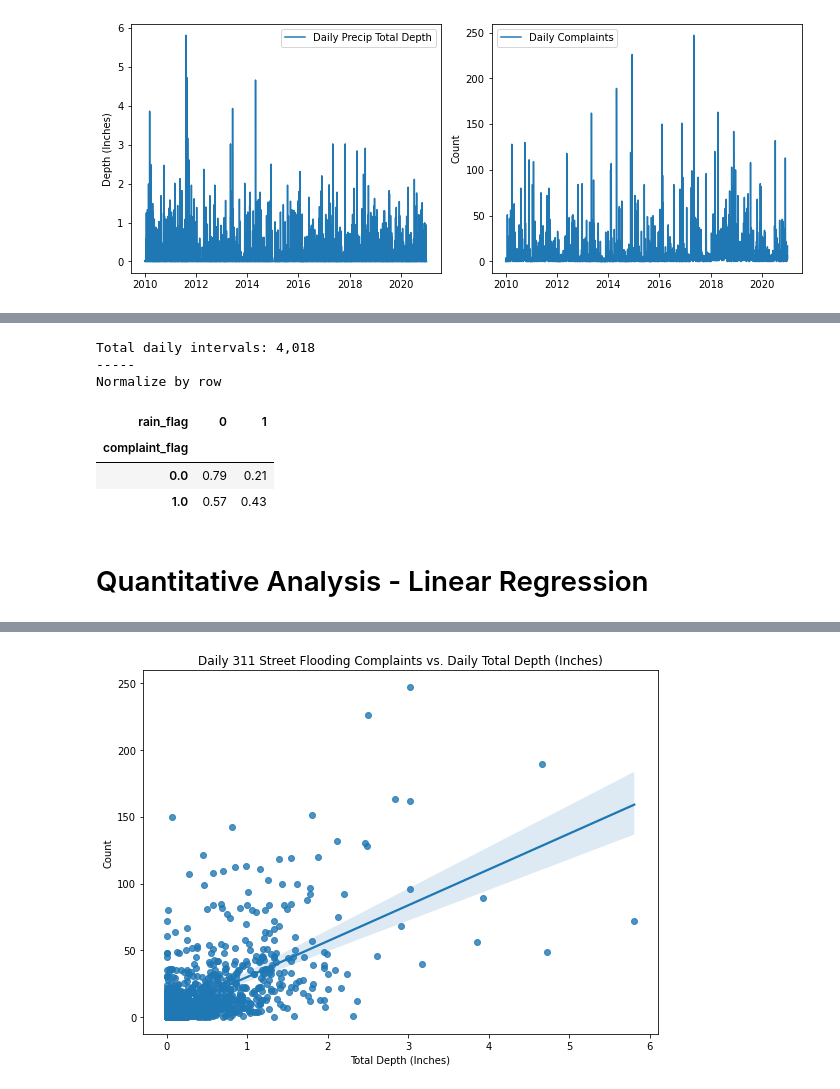
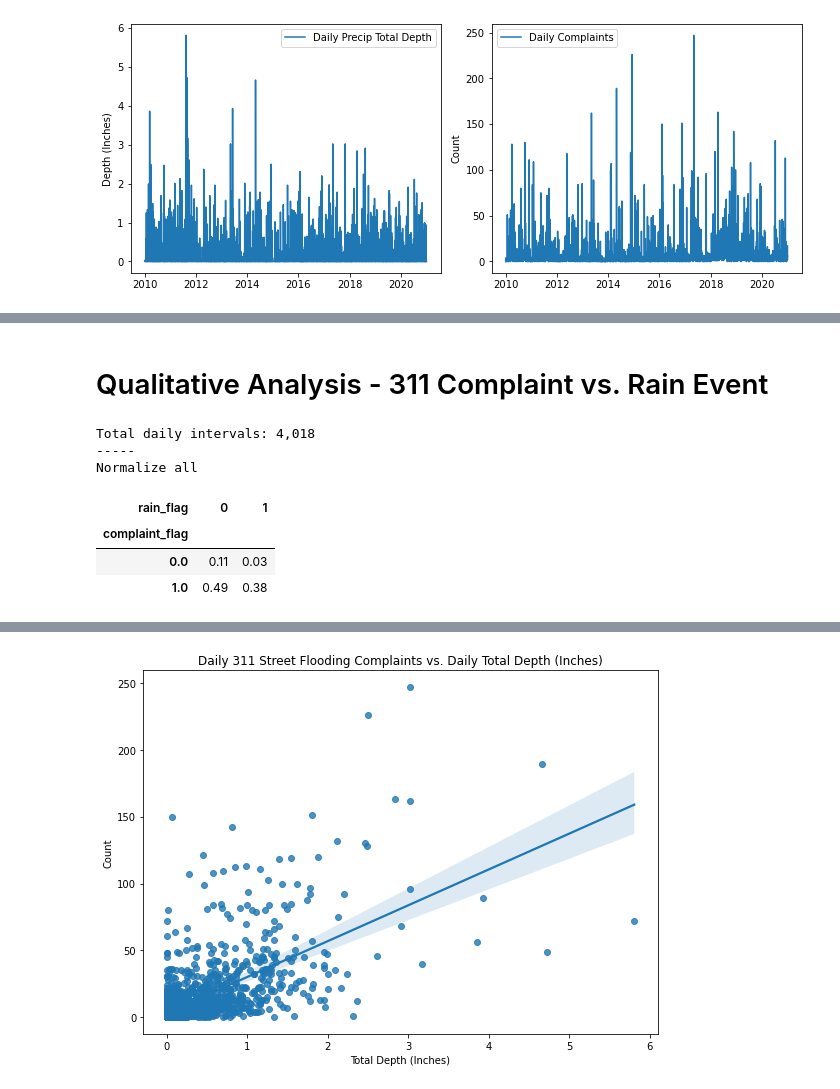
Before and after one commit to datalifenyc/nyc-street-flooding-analysis, a Jupyter notebook: analysis-book/nyc-311-groundtruth.ipynb, the cells around one changed output, grey strips where cells are left out. Saved outputs shown, nothing was run; the diff lists cells and outputs as text; code cells hidden in the pictures.

Commit message:
rounding fix

```diff
--- a/analysis-book/nyc-311-groundtruth.ipynb
+++ b/analysis-book/nyc-311-groundtruth.ipynb
@@ -605,15 +590,15 @@ Normalize all
-# %%
-print('Total daily intervals: {:,}\n-----'.format(len(merged_df)))
-print('Normalize by row')
-
-pd.crosstab(merged_df['complaint_flag'], merged_df['rain_flag'], normalize='index').round(2)
-# %% [output]
-Total daily intervals: 4,018
------
-Normalize by row
-| rain_flag | 0 | 1 |
-| complaint_flag |  |  |
-| 0.0 | 0.79 | 0.21 |
-| 1.0 | 0.57 | 0.43 |
-# %% [markdown]
-# Quantitative Analysis - Linear Regression
+# %% [markdown]
+# Qualitative Analysis - 311 Complaint vs. Rain Event
+# %%
+print('Total daily intervals: {:,}\n-----'.format(len(merged_df)))
+print('Normalize all')
+
+pd.crosstab(merged_df['complaint_flag'], merged_df['rain_flag'], normalize='all').round(2)
+# %% [output]
+Total daily intervals: 4,018
+-----
+Normalize all
+| rain_flag | 0 | 1 |
+| complaint_flag |  |  |
+| 0.0 | 0.11 | 0.03 |
+| 1.0 | 0.49 | 0.38 |
```
Also changed, not shown: parts of 33 cells of this notebook.
